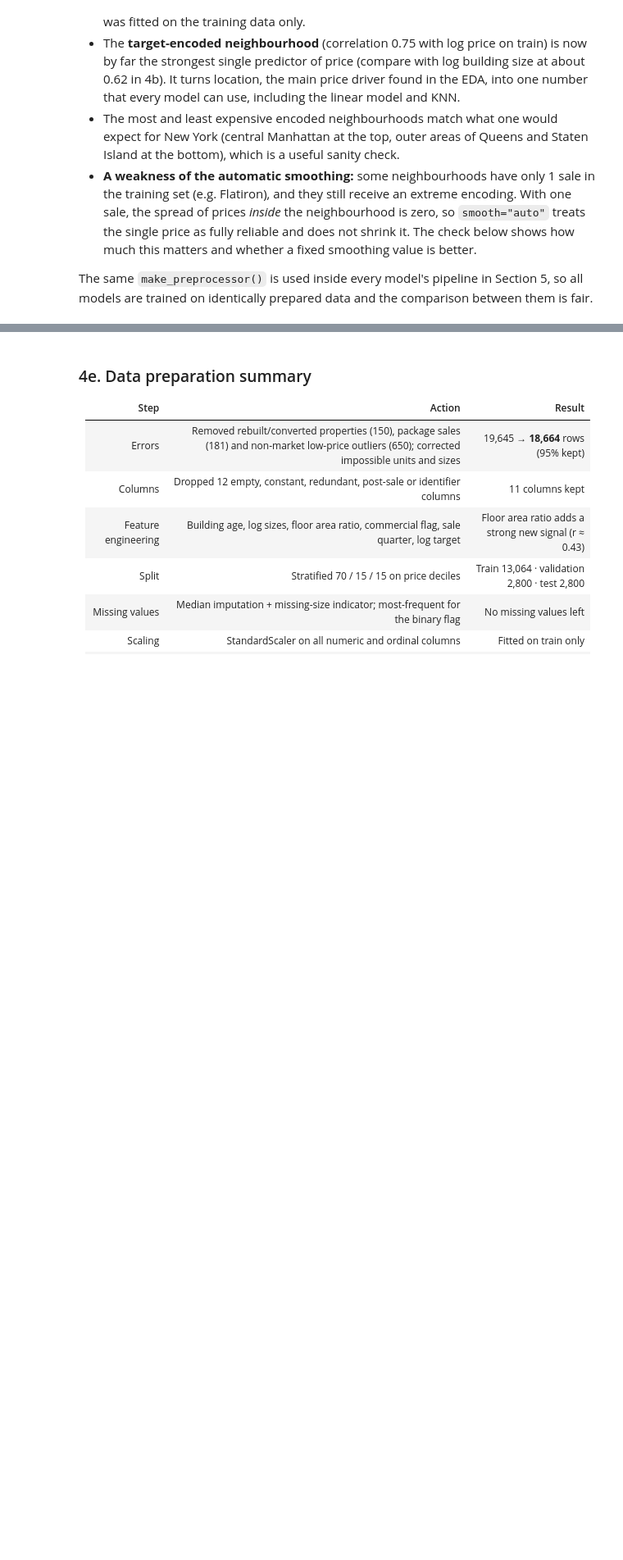
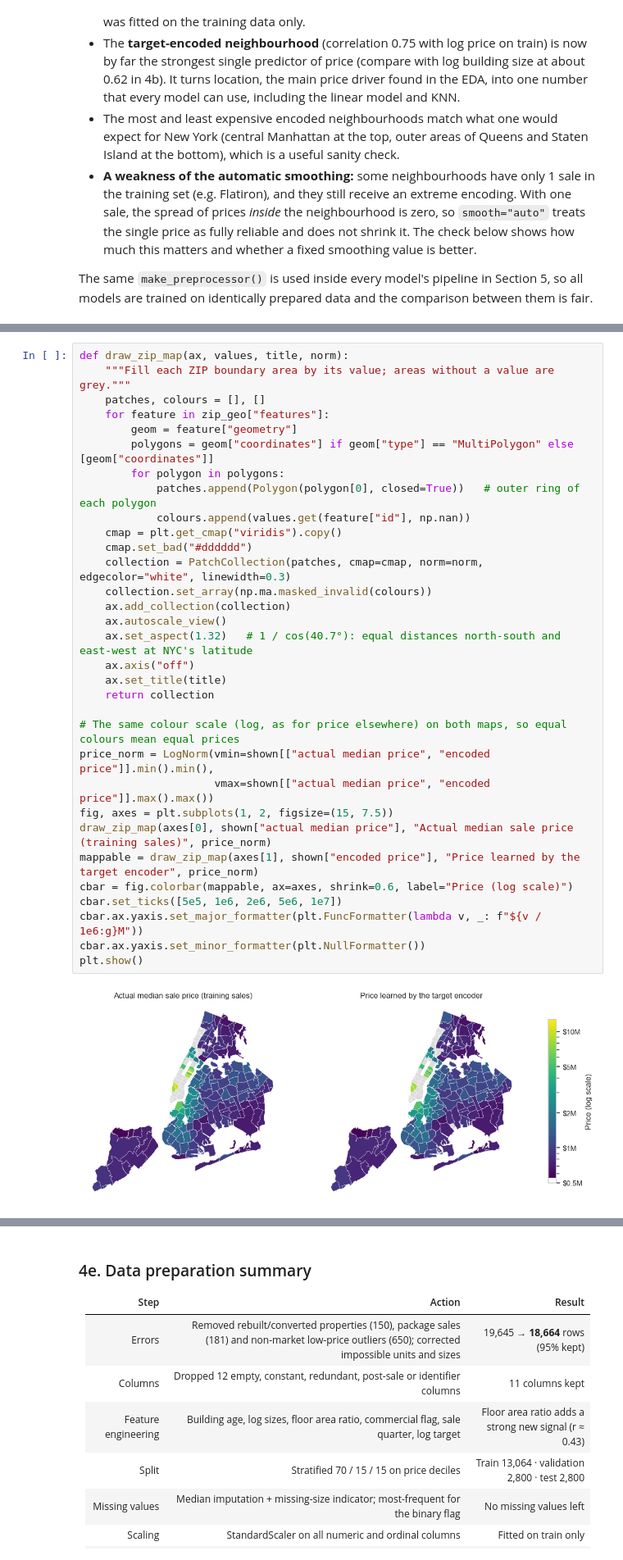
Before and after one commit to nodirbeksolijonov/MLDA-CW1-NYC-Property-Sales, a Jupyter notebook: notebooks/MLDA_CW1_NYC_Property_Sales.ipynb, the cells around one changed output, grey strips where cells are left out. Shown at 82% size. Drawn from its saved outputs; the diff is of its cells as text; blank space fills up the shorter version.

```diff
--- a/notebooks/MLDA_CW1_NYC_Property_Sales.ipynb
+++ b/notebooks/MLDA_CW1_NYC_Property_Sales.ipynb
@@ -1603,0 +1638,34 @@ The same `make_preprocessor()` is used inside every model's pipeline in Section
+# %%
+def draw_zip_map(ax, values, title, norm):
+    """Fill each ZIP boundary area by its value; areas without a value are grey."""
+    patches, colours = [], []
+    for feature in zip_geo["features"]:
+        geom = feature["geometry"]
+        polygons = geom["coordinates"] if geom["type"] == "MultiPolygon" else [geom["coordinates"]]
+        for polygon in polygons:
+            patches.append(Polygon(polygon[0], closed=True))   # outer ring of each polygon
+            colours.append(values.get(feature["id"], np.nan))
+    cmap = plt.get_cmap("viridis").copy()
+    cmap.set_bad("#dddddd")
+    collection = PatchCollection(patches, cmap=cmap, norm=norm, edgecolor="white", linewidth=0.3)
+    collection.set_array(np.ma.masked_invalid(colours))
+    ax.add_collection(collection)
+    ax.autoscale_view()
+    ax.set_aspect(1.32)   # 1 / cos(40.7°): equal distances north-south and east-west at NYC's latitude
+    ax.axis("off")
+    ax.set_title(title)
+    return collection
+
+# The same colour scale (log, as for price elsewhere) on both maps, so equal colours mean equal prices
+price_norm = LogNorm(vmin=shown[["actual median price", "encoded price"]].min().min(),
+                     vmax=shown[["actual median price", "encoded price"]].max().max())
+fig, axes = plt.subplots(1, 2, figsize=(15, 7.5))
+draw_zip_map(axes[0], shown["actual median price"], "Actual median sale price (training sales)", price_norm)
+mappable = draw_zip_map(axes[1], shown["encoded price"], "Price learned by the target encoder", price_norm)
+cbar = fig.colorbar(mappable, ax=axes, shrink=0.6, label="Price (log scale)")
+cbar.set_ticks([5e5, 1e6, 2e6, 5e6, 1e7])
+cbar.ax.yaxis.set_major_formatter(plt.FuncFormatter(lambda v, _: f"${v / 1e6:g}M"))
+cbar.ax.yaxis.set_minor_formatter(plt.NullFormatter())
+plt.show()
+# %% [output]
+[figure, added]
```
Also changed, not shown: parts of 7 cells of this notebook, 4 other files.
